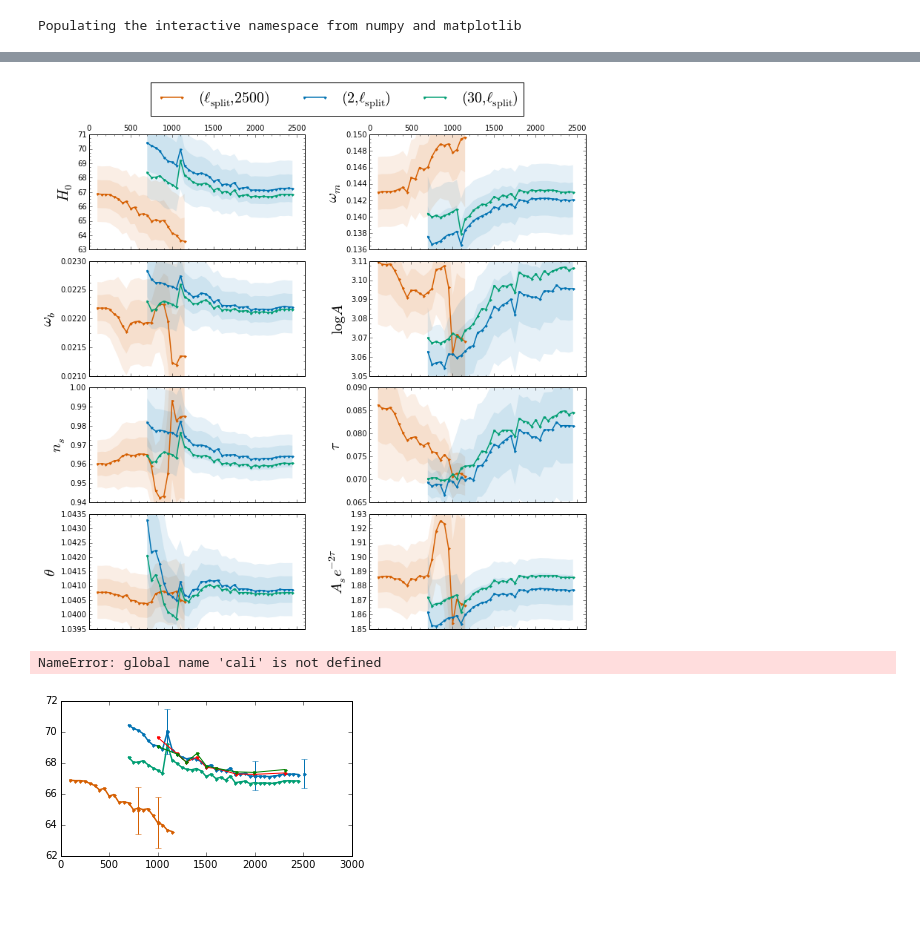
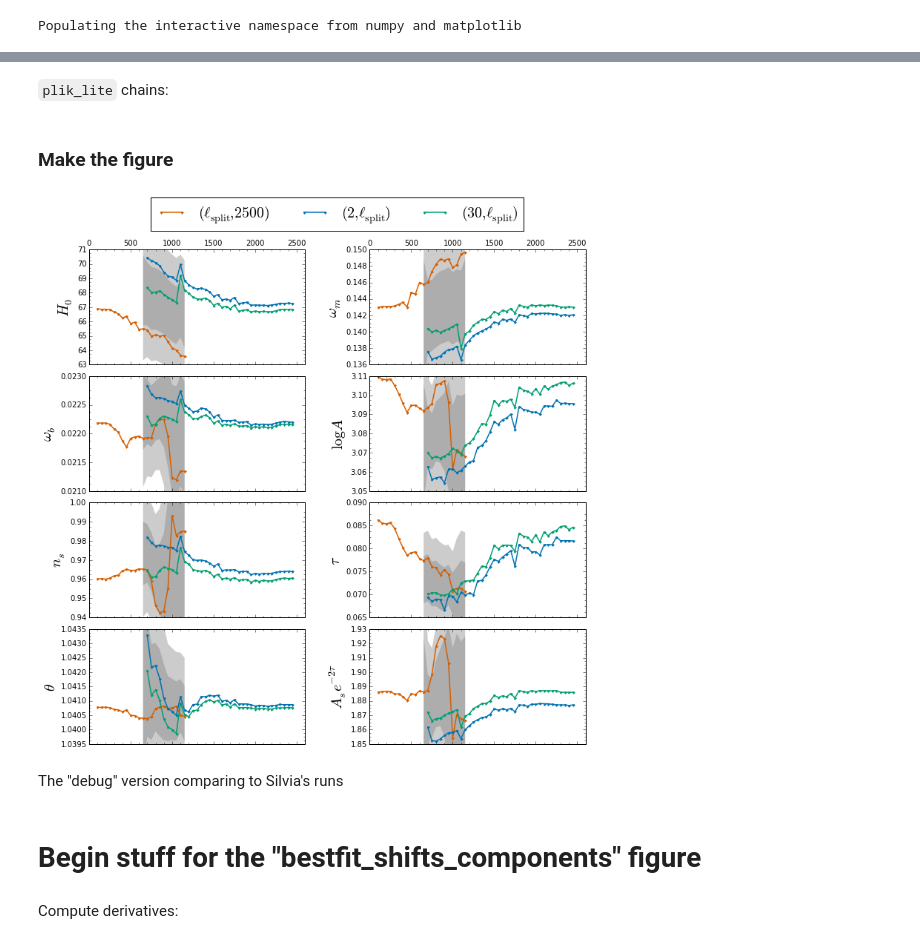
Before and after one commit to marius311/lsplitsims, a Jupyter notebook: lsplit_plots.ipynb, the cells around one changed output, grey strips where cells are left out. Drawn from its saved outputs; the diff is of its cells as text; code cells hidden in the pictures; blank space fills up the shorter version.

```diff
--- a/lsplit_plots.ipynb
+++ b/lsplit_plots.ipynb
@@ -32,5 +39,7 @@ goodsims = {k:s for k,s in sims.items() if all([x in s for x in allslices])}
 ps = [k for k in goodsims.values()[0].values()[0] if k.startswith('cosmo') and '8' not in k]
 # shifts = {lslice:K.chains.Chain({k:array([s[lslice][k] - s[(2,2509)][k] for s in goodsims.values()]) for k in ps})
 #           for lslice in allslices}
-shifts = {lslice:K.chains.Chain({k:array([s[lslice][k] for s in goodsims.values()]) for k in ps})
-          for lslice in allslices}
+# shifts = {lslice:K.chains.Chain({k:array([s[lslice][k] for s in goodsims.values()]) for k in ps})
+#           for lslice in allslices}
+shifts = {lslice:K.chains.Chain({k:array([s[(2,lslice)][k] - s[(lslice,2509)][k] for s in goodsims.values()]) for k in ps})
+          for lslice in range(650,1200,50)}
@@ -57,6 +68,8 @@ name_mapping = {'cosmo.ommh2':'omegamh2',
                 'cosmo.theta':'theta',
                 'cosmo.ns':'ns',
                 'cosmo.tau':'tau'}
+# %% [markdown]
+`plik_lite` chains:
 # %%
 cme={k:K.utils.load_chain("dat/chains/test_chain_%i_%i.chain"%k).burnin(3000).join()
      for k in [(2,2510),(2,2000),(2,1100),(800,2510),(1000,2510),(1200,2510)]}
@@ -64,6 +77,8 @@ for c in cme.values():
     c['cosmo.ommh2']=c['cosmo.ombh2']+c['cosmo.omch2']+0.06/94.
 
 # cali=K.chains.load_chain("chains/2tauP2500/test").burnin(5000).join()
+# %% [markdown]
+### Make the figure
 # %%
 params = [('cosmo.H0',r'$H_0$'),
           ('cosmo.ommh2',r'$\omega_m$'),
@@ -143,20 +158,26 @@ def mkplot(low=True,mid=True,high=True,
             if np in cali:
                 errorbar([2520],[cali.mean(np)],[cali.std(np)],c='m',marker='.',ls='')
 
-        if high:
-            ells=range(100,1200,50)
-            for y in bands:
-                fill_between(ells,*([r[(lmin,2509)][n] - y*x*shifts[lmin,2509].std(n) for lmin in ells] for x in [-1,1]),
-                             color=c2,edgecolor='',zorder=-1,alpha=alpha)
+        ells=range(650,1200,50)
+        for y in bands:
+            fill_between(ells,*([(r[(2,lmin)][n]+r[(lmin,2509)][n])/2 - y*x*shifts[lmin].std(n) for lmin in ells] for x in [-1,1]),
+                         color='gray',edgecolor='',zorder=-1,alpha=alpha)
+
+
+#         if high:
+#             ells=range(100,1200,50)
+#             for y in bands:
+#                 fill_between(ells,*([r[(lmin,2509)][n] - y*x*shifts[lmin,2509].std(n) for lmin in ells] for x in [-1,1]),
+#                              color=c2,edgecolor='',zorder=-1,alpha=alpha)
 
 #                 for x in [-y,y]:
 #                     plot(ells,[r[(lmin,2509)][n] - x*shifts[lmin,2509].std(n) for lmin in ells],c=c2,ls='--',zorder=-1)
 
-        if low:
-            ells=range(700,2500,50)
-            for y in bands:
-                fill_between(ells,*([r[(2,lmax)][n] - y*x*shifts[2,lmax].std(n) for lmax in ells] for x in [-1,1]),
-                     color=c1,edgecolor='',zorder=-1,alpha=alpha)
+#         if low:
+#             ells=range(700,2500,50)
+#             for y in bands:
+#                 fill_between(ells,*([r[(2,lmax)][n] - y*x*shifts[2,lmax].std(n) for lmax in ells] for x in [-1,1]),
+#                      color=c1,edgecolor='',zorder=-1,alpha=alpha)
 
 #                 for x in [-y,y]:
 #                     plot(ells,[r[(2,lmax)][n] - x*shifts[2,lmax].std(n) for lmax in ells],c=c1,ls='--',zorder=-1)
@@ -182,13 +203,16 @@ def mkplot(low=True,mid=True,high=True,
 
         if i==1: legend(ncol=3, loc='lower center', bbox_to_anchor=(-0.15, 1.1),prop={'size':20})
 # %%
-mkplot(bands=[1,2],alpha=0.1)
-savefig('/plots/params_vs_lsplit.pdf',bbox_inches='tight')
+mkplot(bands=[1,2],alpha=0.4)
+# savefig('/plots/params_vs_lsplit.pdf',bbox_inches='tight')
 # %% [output]
-[figure, old version]
+[figure, new version]
+# %% [markdown]
+The "debug" version comparing to Silvia's runs
 # %%
 mkplot(slow_fgfree=True, slow_fgfix=True, chains=True)
 savefig('plots/params_vs_lsplit_debug.pdf',bbox_inches='tight')
-# %% [output]
-NameError: global name 'cali' is not defined
-[figure, removed]
+# %% [markdown]
+# Begin stuff for the "bestfit_shifts_components" figure
+# %% [markdown]
+Compute derivatives:
```
Also changed, not shown: parts of 30 cells of this notebook, 4 other files.
